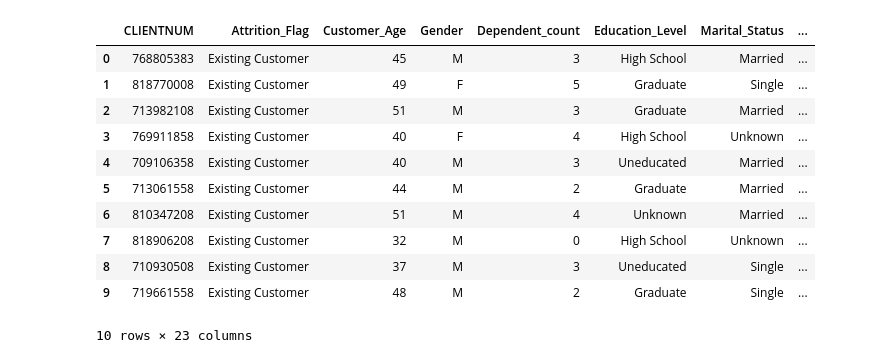
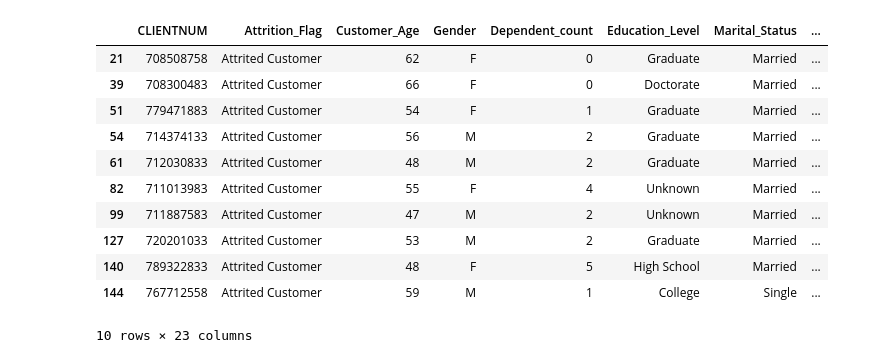
Before and after one commit to AdrielSalguero/Credit-Card-Customers-Prediction, a Jupyter notebook: deepnote/Credit_cards_customer/Notebook 1.ipynb, the cells around one changed output. Drawn from its saved outputs; the diff is of its cells as text; code cells hidden in the pictures.

```diff
--- a/deepnote/Credit_cards_customer/Notebook 1.ipynb
+++ b/deepnote/Credit_cards_customer/Notebook 1.ipynb
@@ -10,16 +10,18 @@ import matplotlib_inline as plot
 # %%
-df = pd.read_csv('/work/BankChurners.csv')
+dataframe = pd.read_csv('/work/Credit-Card-Customers-Prediction/BankChurners.csv')
+df_clients = dataframe[dataframe['Attrition_Flag'] != 'Attrited Customer']
+df = dataframe[dataframe['Attrition_Flag'] == 'Attrited Customer']
 df.head(10)
 # %% [output]
 |  | CLIENTNUM | Attrition_Flag | Customer_Age | Gender | Dependent_count | Education_Level | Marital_Status | ... |
-| 0 | 768805383 | Existing Customer | 45 | M | 3 | High School | Married | ... |
-| 1 | 818770008 | Existing Customer | 49 | F | 5 | Graduate | Single | ... |
-| 2 | 713982108 | Existing Customer | 51 | M | 3 | Graduate | Married | ... |
-| 3 | 769911858 | Existing Customer | 40 | F | 4 | High School | Unknown | ... |
-| 4 | 709106358 | Existing Customer | 40 | M | 3 | Uneducated | Married | ... |
-| 5 | 713061558 | Existing Customer | 44 | M | 2 | Graduate | Married | ... |
-| 6 | 810347208 | Existing Customer | 51 | M | 4 | Unknown | Married | ... |
-| 7 | 818906208 | Existing Customer | 32 | M | 0 | High School | Unknown | ... |
-| 8 | 710930508 | Existing Customer | 37 | M | 3 | Uneducated | Single | ... |
-| 9 | 719661558 | Existing Customer | 48 | M | 2 | Graduate | Single | ... |
+| 21 | 708508758 | Attrited Customer | 62 | F | 0 | Graduate | Married | ... |
+| 39 | 708300483 | Attrited Customer | 66 | F | 0 | Doctorate | Married | ... |
+| 51 | 779471883 | Attrited Customer | 54 | F | 1 | Graduate | Married | ... |
+| 54 | 714374133 | Attrited Customer | 56 | M | 2 | Graduate | Married | ... |
+| 61 | 712030833 | Attrited Customer | 48 | M | 2 | Graduate | Married | ... |
+| 82 | 711013983 | Attrited Customer | 55 | F | 4 | Unknown | Married | ... |
+| 99 | 711887583 | Attrited Customer | 47 | M | 2 | Unknown | Married | ... |
+| 127 | 720201033 | Attrited Customer | 53 | M | 2 | Graduate | Married | ... |
+| 140 | 789322833 | Attrited Customer | 48 | F | 5 | High School | Married | ... |
+| 144 | 767712558 | Attrited Customer | 59 | M | 1 | College | Single | ... |
 10 rows × 23 columns
```
Also changed, not shown: parts of 7 cells of this notebook, 1 other file.
